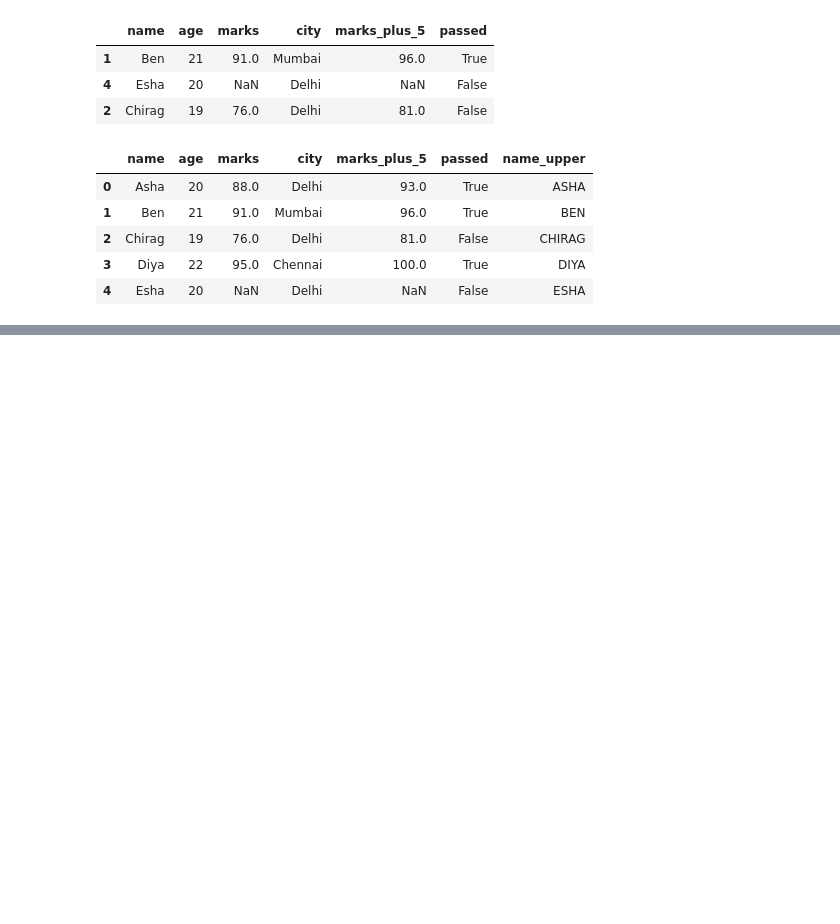
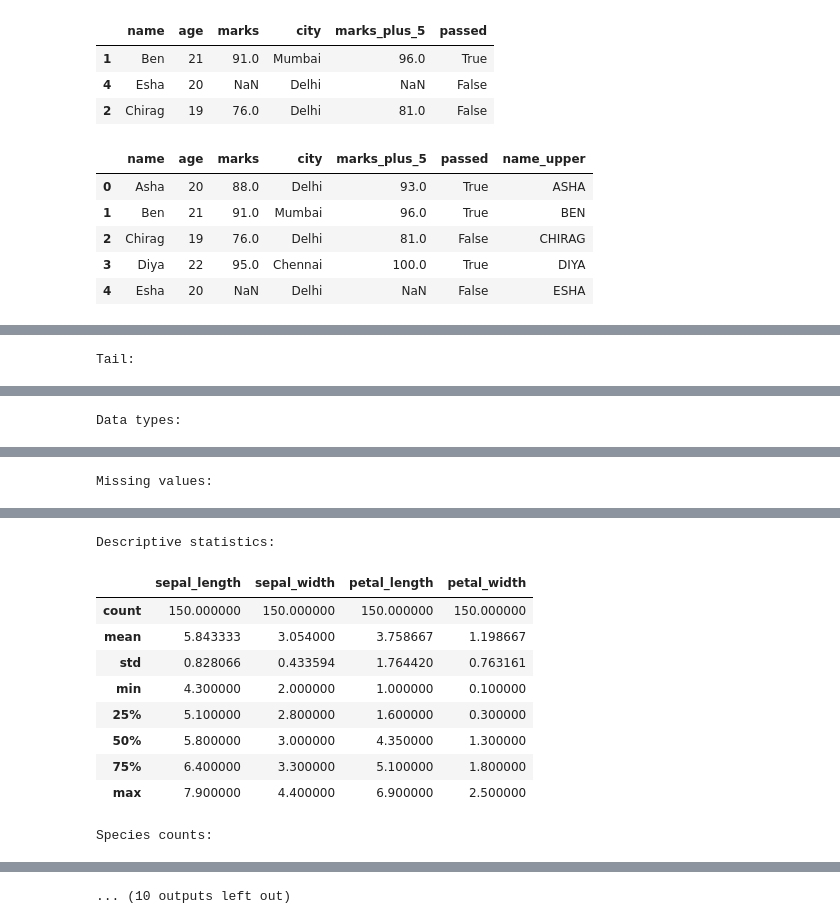
Before and after one commit to Sidharth-06/Sourcesys_assignment, a Jupyter notebook: python_programs/16-04-26/pandas_basics.ipynb, the cells around one changed output, grey strips where cells are left out. Drawn from its saved outputs; the diff is of its cells as text; code cells hidden in the pictures; blank space fills up the shorter version.

```diff
--- a/python_programs/16-04-26/pandas_basics.ipynb
+++ b/python_programs/16-04-26/pandas_basics.ipynb
@@ -302,0 +300,65 @@ df_copy
+# %%
+import pandas as pd
+from pathlib import Path
+from IPython.display import display
+
+candidate_paths = [
+    Path('python_programs/15-04-26/data/iris.csv'),
+    Path('../15-04-26/data/iris.csv'),
+    Path('../../python_programs/15-04-26/data/iris.csv'),
+]
+
+iris_path = None
+for candidate in candidate_paths:
+    if candidate.exists():
+        iris_path = candidate
+        break
+
+if iris_path is None:
+    raise FileNotFoundError('Could not locate iris.csv in the workspace.')
+
+iris = pd.read_csv(
+    iris_path,
+    header=None,
+    names=['sepal_length', 'sepal_width', 'petal_length', 'petal_width', 'species']
+)
+
+print(f'Loaded dataset from: {iris_path}')
+print('Shape:', iris.shape)
+print('Columns:', list(iris.columns))
+
+print('\nHead:')
+display(iris.head())
+
+print('\nTail:')
+display(iris.tail())
+
+print('\nData types:')
+display(iris.dtypes.to_frame('dtype'))
+
+print('\nMissing values:')
+display(iris.isna().sum().to_frame('missing_count'))
+
+print('\nDescriptive statistics:')
+display(iris.describe())
+
+print('\nSpecies counts:')
+display(iris['species'].value_counts())
+
+print('\nAverage measurements by species:')
+display(iris.groupby('species').mean(numeric_only=True))
+
+print('\nTop 5 rows by petal length:')
+display(iris.sort_values('petal_length', ascending=False).head())
+
+iris['sepal_area'] = iris['sepal_length'] * iris['sepal_width']
+
+print('\nTop 5 rows by sepal area:')
+display(iris.nlargest(5, 'sepal_area'))
+
+print('\nCorrelation matrix for numeric columns:')
+display(iris.select_dtypes(include='number').corr())
+
+print('\nRandom sample:')
+display(iris.sample(5, random_state=42))
+# %% [output]
@@ -302,0 +376 @@ df_copy
+Tail:
@@ -302,0 +383 @@ df_copy
+Data types:
@@ -302,0 +390 @@ df_copy
+Missing values:
@@ -302,0 +397,11 @@ df_copy
+Descriptive statistics:
+|  | sepal_length | sepal_width | petal_length | petal_width |
+| count | 150.000000 | 150.000000 | 150.000000 | 150.000000 |
+| mean | 5.843333 | 3.054000 | 3.758667 | 1.198667 |
+| std | 0.828066 | 0.433594 | 1.764420 | 0.763161 |
+| min | 4.300000 | 2.000000 | 1.000000 | 0.100000 |
+| 25% | 5.100000 | 2.800000 | 1.600000 | 0.300000 |
+| 50% | 5.800000 | 3.000000 | 4.350000 | 1.300000 |
+| 75% | 6.400000 | 3.300000 | 5.100000 | 1.800000 |
+| max | 7.900000 | 4.400000 | 6.900000 | 2.500000 |
+Species counts:
@@ -302,0 +413 @@ df_copy
+... (10 outputs left out)
```
Also changed, not shown: parts of 4 cells of this notebook, 9 other files.
